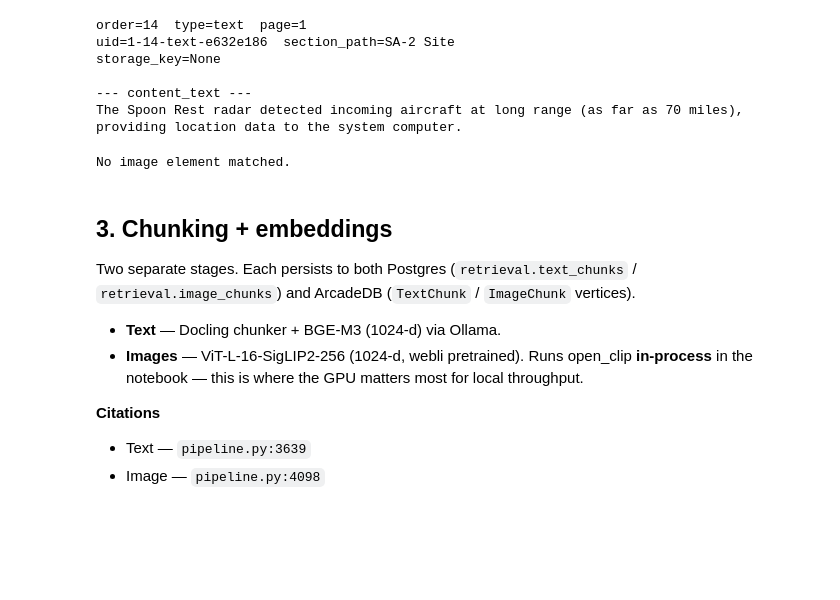
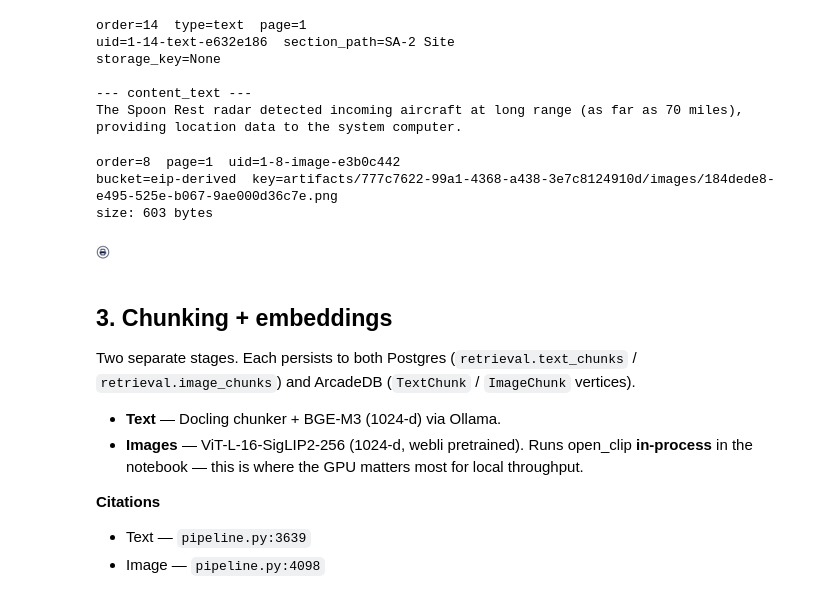
Before and after one commit to techmasters-ai/EIP-MMDPP, a Jupyter notebook: notebooks/ingest_walkthrough.ipynb, the cells around one changed output. Saved outputs shown, nothing was run; the diff lists cells and outputs as text; code cells hidden in the pictures; blank space fills up the shorter version.

```diff
--- a/notebooks/ingest_walkthrough.ipynb
+++ b/notebooks/ingest_walkthrough.ipynb
@@ -131,7 +157,23 @@ file_hash = hashlib.sha256(file_path.read_bytes()).hexdigest()
 def _matches(d):
     return d.get("file_hash") == file_hash or d.get("filename") in (name, FILE_PATH)
 
-docs = requests.get(f"{API_BASE}/v1/sources/{SOURCE_ID}/documents", timeout=30).json()
+# Explicit failure modes make the next troubleshooting step obvious:
+#   - 404: stack restart wiped Postgres or SOURCE_ID was hand-edited; user
+#     needs to re-run the source-creation cells.
+#   - non-list body: API contract drift; surface the body instead of letting
+#     `for d in docs: d.get(...)` fail deep in the loop.
+resp = requests.get(f"{API_BASE}/v1/sources/{SOURCE_ID}/documents", timeout=30)
+if resp.status_code == 404:
+    raise RuntimeError(
+        f"Source {SOURCE_ID} no longer exists. Re-run the source-creation "
+        f"cells to get a fresh SOURCE_ID. API said: {resp.json()}"
+    )
+resp.raise_for_status()
+docs = resp.json()
+assert isinstance(docs, list), (
+    f"Expected list of documents, got {type(docs).__name__}: {docs!r}"
+)
+
 for d in docs:
     if not _matches(d):
         continue
@@ -355,37 +550,40 @@ from sqlalchemy import select
 from IPython.display import Image, display
 import uuid as _uuid
 
-TARGET_ORDER = 4   # e.g. 42
+TARGET_ORDER = 8   # e.g. 42
 TARGET_UID = None     # or set this instead
 
 _db = _get_db()
 try:
     q = select(DocumentElement).where(
         DocumentElement.document_id == _uuid.UUID(DOCUMENT_ID),
         DocumentElement.element_type == "image",
     )
     if TARGET_UID is not None:
         q = q.where(DocumentElement.element_uid == TARGET_UID)
     elif TARGET_ORDER is not None:
         q = q.where(DocumentElement.element_order == TARGET_ORDER)
     else:
         q = q.order_by(DocumentElement.element_order).limit(1)
     row = _db.execute(q).scalar_one_or_none()
 finally:
     _db.close()
 
 if row is None:
     print("No image element matched.")
 elif not row.storage_key:
     print(f"Row found but storage_key is empty (uid={row.element_uid}).")
 else:
     print(f"order={row.element_order}  page={row.page_number}  uid={row.element_uid}")
     print(f"bucket={row.storage_bucket}  key={row.storage_key}")
     img_bytes = download_bytes_sync(row.storage_bucket, row.storage_key)
     print(f"size: {len(img_bytes):,} bytes")
     display(Image(data=img_bytes))
 # %% [output]
-No image element matched.
+order=8  page=1  uid=1-8-image-e3b0c442
+bucket=eip-derived  key=artifacts/777c7622-99a1-4368-a438-3e7c8124910d/images/184dede8-e495-525e-b067-9ae000d36c7e.png
+size: 603 bytes
+[figure, added]
 # %% [markdown]
 ## 3. Chunking + embeddings
 
```
Also changed, not shown: parts of 32 cells of this notebook, 5 other files.
